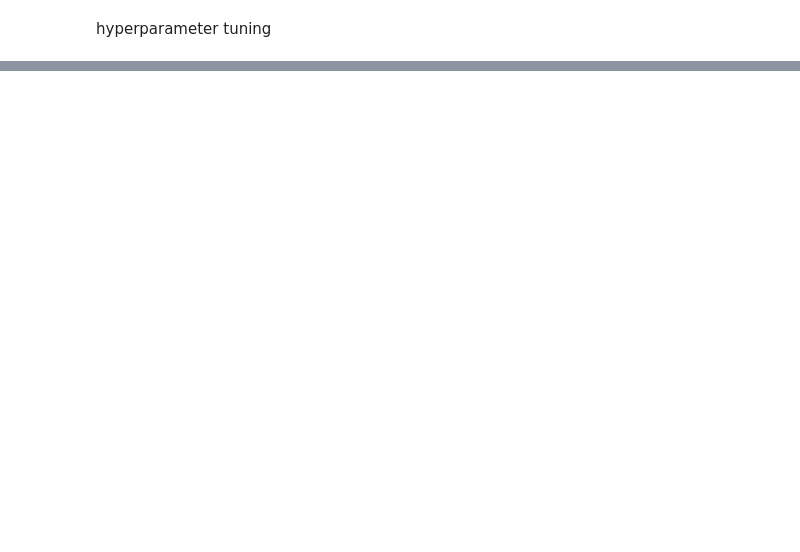
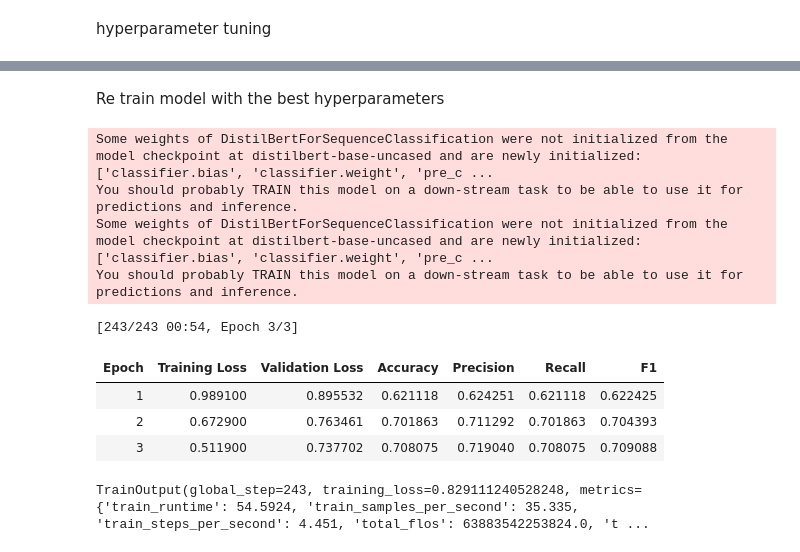
Before and after one commit to Marvin2798/roboreviews-project-, a Jupyter notebook: Untitled3.ipynb, the cells around one changed output, grey strips where cells are left out. Cells and saved outputs as stored; diff of their text form; code cells hidden in the pictures; blank space fills up the shorter version.

```diff
--- a/Untitled3.ipynb
+++ b/Untitled3.ipynb
@@ -377,0 +354,10 @@ tokenizer.save_pretrained('./saved_model')
+# %%
+from sklearn.metrics import classification_report
+
+predictions = trainer.predict(val_dataset)
+
+y_pred = predictions.predictions.argmax(axis=1)
+y_true = predictions.label_ids
+
+report = classification_report(y_true, y_pred, target_names=["positive", "neutral", "negative"])
+print(report)
@@ -524,0 +558,37 @@ Running experiment 3/18 with params: {'learning_rate': 2e-05, 'num_train_epochs'
+# %% [markdown]
+Re train model with the best hyperparameters
+# %%
+training_args = TrainingArguments(
+    output_dir="./results",
+    evaluation_strategy="epoch",
+    save_strategy="epoch",
+    learning_rate=best_hyperparameters["learning_rate"],
+    per_device_train_batch_size=best_hyperparameters["per_device_train_batch_size"],
+    num_train_epochs=3,
+    weight_decay=0.01,
+    load_best_model_at_end=True,
+    logging_dir="./logs",
+    logging_steps=10,
+    report_to="none"
+)
+
+trainer = Trainer(
+    model_init=model_init,
+    args=training_args,
+    train_dataset=train_dataset,
+    eval_dataset=val_dataset,
+    compute_metrics=compute_metrics,
+)
+
+trainer.train()
+# %% [output]
+Some weights of DistilBertForSequenceClassification were not initialized from the model checkpoint at distilbert-base-uncased and are newly initialized: ['classifier.bias', 'classifier.weight', 'pre_c ...
+You should probably TRAIN this model on a down-stream task to be able to use it for predictions and inference.
+Some weights of DistilBertForSequenceClassification were not initialized from the model checkpoint at distilbert-base-uncased and are newly initialized: ['classifier.bias', 'classifier.weight', 'pre_c ...
+You should probably TRAIN this model on a down-stream task to be able to use it for predictions and inference.
+[243/243 00:54, Epoch 3/3]
+| Epoch | Training Loss | Validation Loss | Accuracy | Precision | Recall | F1 |
+| 1 | 0.989100 | 0.895532 | 0.621118 | 0.624251 | 0.621118 | 0.622425 |
+| 2 | 0.672900 | 0.763461 | 0.701863 | 0.711292 | 0.701863 | 0.704393 |
+| 3 | 0.511900 | 0.737702 | 0.708075 | 0.719040 | 0.708075 | 0.709088 |
+TrainOutput(global_step=243, training_loss=0.829111240528248, metrics={'train_runtime': 54.5924, 'train_samples_per_second': 35.335, 'train_steps_per_second': 4.451, 'total_flos': 63883542253824.0, 't ...
```
Also changed, not shown: parts of 16 cells of this notebook.
